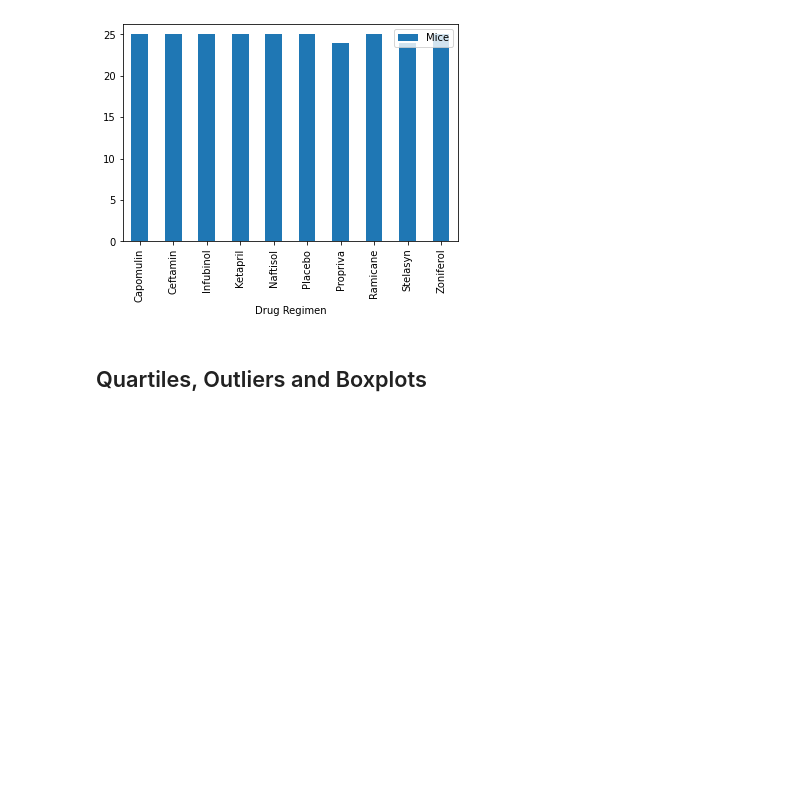
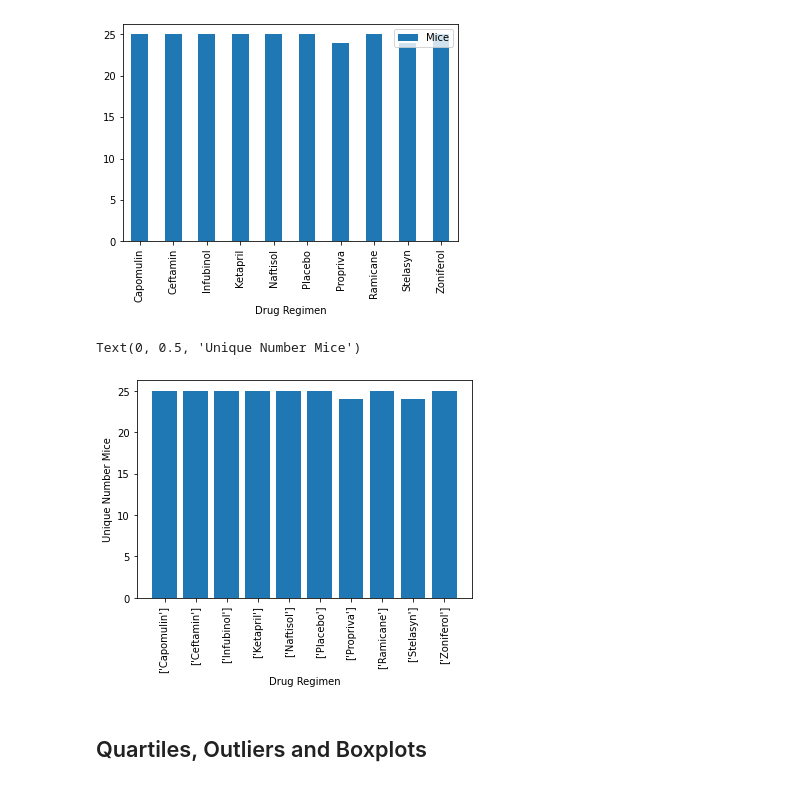
Before and after one commit to ichakrabarty/matplotlib-challenge, a Jupyter notebook: Pymaceuticals/pymaceuticals_starter.ipynb, the cells around one changed output. Saved outputs shown, nothing was run; the diff lists cells and outputs as text; code cells hidden in the pictures; blank space fills up the shorter version.

Commit message:
added pyplot code for bar plot

```diff
--- a/Pymaceuticals/pymaceuticals_starter.ipynb
+++ b/Pymaceuticals/pymaceuticals_starter.ipynb
@@ -142,7 +143,17 @@ unique_mice_plot = unique_mice_df.plot.bar()
 [figure]
 # %%
 # Generate a bar plot showing the total number of unique mice tested on each drug regimen using pyplot.
-plt.plot
+drug_axis_bar = unique_mice_regimen_grouby['Drug Regimen'].unique().values.tolist()
+x_axis_bar = np.arange(len(drug_axis_bar))
+y_axis_bar = unique_mice.values.tolist()
+plt.bar(x_axis_bar, y_axis_bar)
+tick_locations = [x for x in x_axis_bar]
+plt.xticks(tick_locations,drug_axis_bar,rotation='vertical')
+plt.xlabel('Drug Regimen')
+plt.ylabel('Unique Number Mice')
+# %% [output]
+Text(0, 0.5, 'Unique Number Mice')
+[figure, added]
 # %%
 # Generate a pie plot showing the distribution of female versus male mice using pandas
 # %%
```
Also changed, not shown: parts of 1 cell of this notebook.
